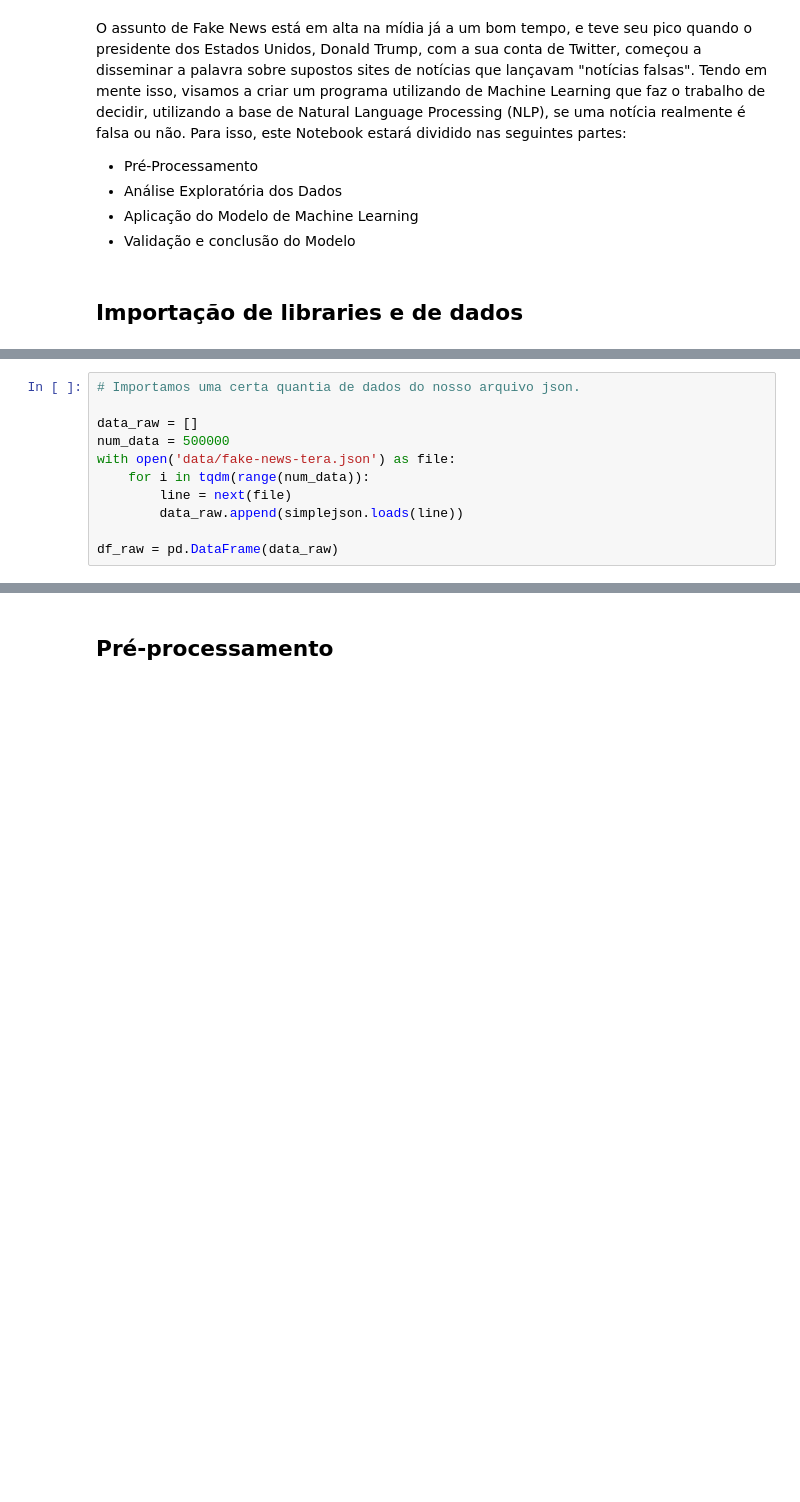
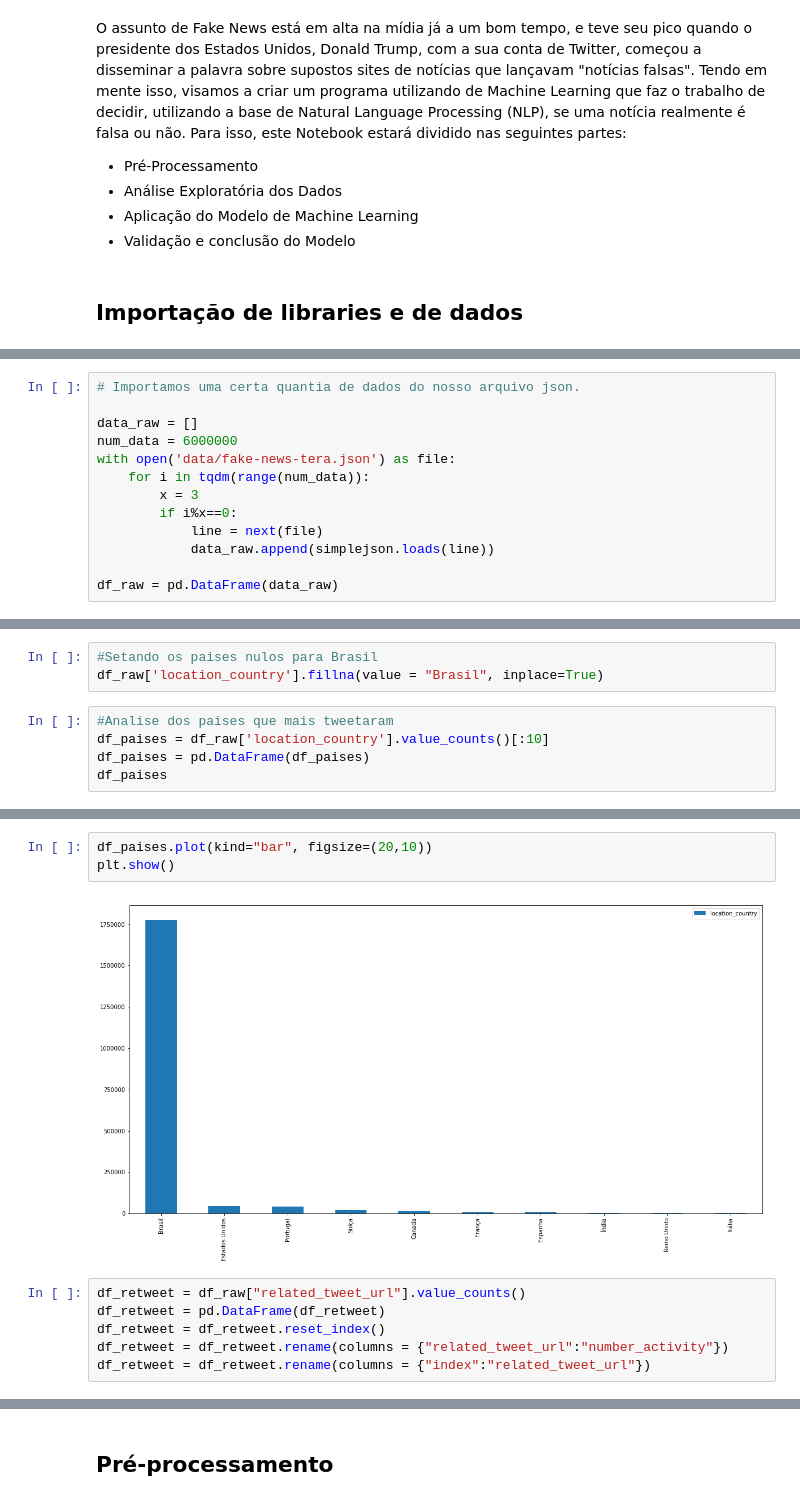
Before and after one commit to gmorlima/gordos, a Jupyter notebook: projeto_final/Fake News Classifier.ipynb, the cells around one changed output, grey strips where cells are left out. Cells and saved outputs as stored; diff of their text form; blank space fills up the shorter version.

```diff
--- a/projeto_final/Fake News Classifier.ipynb
+++ b/projeto_final/Fake News Classifier.ipynb
@@ -31,10 +32,12 @@ from bs4 import BeautifulSoup
 # Importamos uma certa quantia de dados do nosso arquivo json.
 
 data_raw = []
-num_data = 500000
+num_data = 6000000
 with open('data/fake-news-tera.json') as file:
     for i in tqdm(range(num_data)):
-        line = next(file)
-        data_raw.append(simplejson.loads(line))
+        x = 3
+        if i%x==0:
+            line = next(file)
+            data_raw.append(simplejson.loads(line))
 
 df_raw = pd.DataFrame(data_raw)
@@ -40,0 +69,8 @@ df_raw = pd.DataFrame(data_raw)
+# %%
+#Setando os paises nulos para Brasil
+df_raw['location_country'].fillna(value = "Brasil", inplace=True)
+# %%
+#Analise dos paises que mais tweetaram
+df_paises = df_raw['location_country'].value_counts()[:10]
+df_paises = pd.DataFrame(df_paises)
+df_paises
@@ -40,0 +89,11 @@ df_raw = pd.DataFrame(data_raw)
+# %%
+df_paises.plot(kind="bar", figsize=(20,10))
+plt.show()
+# %% [output]
+[figure, added]
+# %%
+df_retweet = df_raw["related_tweet_url"].value_counts()
+df_retweet = pd.DataFrame(df_retweet)
+df_retweet = df_retweet.reset_index()
+df_retweet = df_retweet.rename(columns = {"related_tweet_url":"number_activity"})
+df_retweet = df_retweet.rename(columns = {"index":"related_tweet_url"})
```
Also changed, not shown: parts of 7 cells of this notebook.
